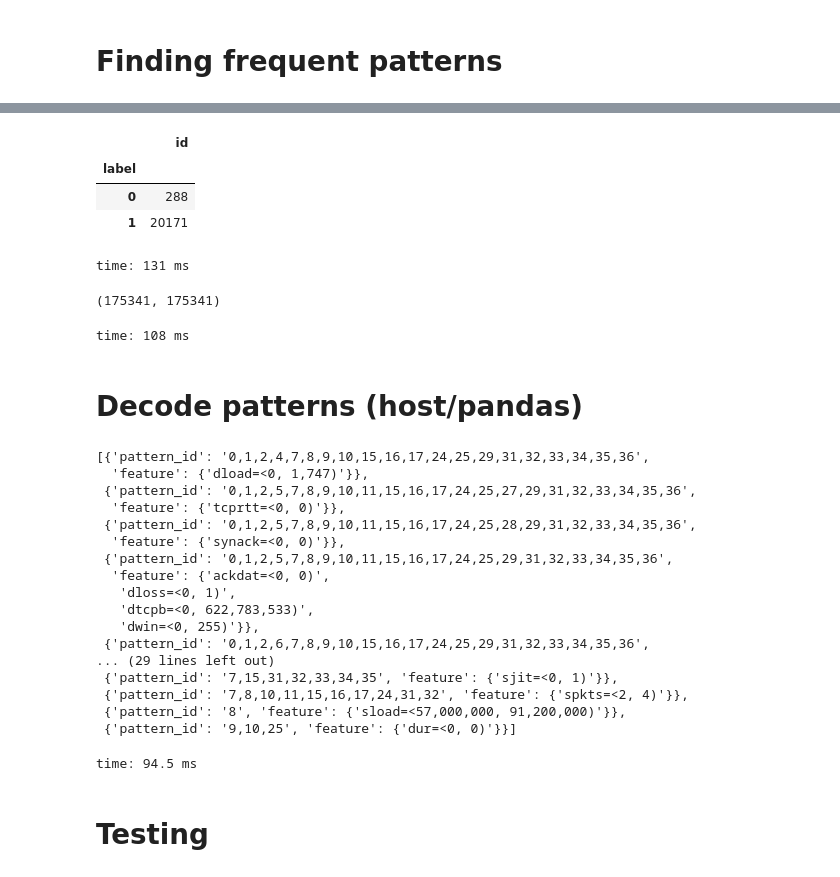
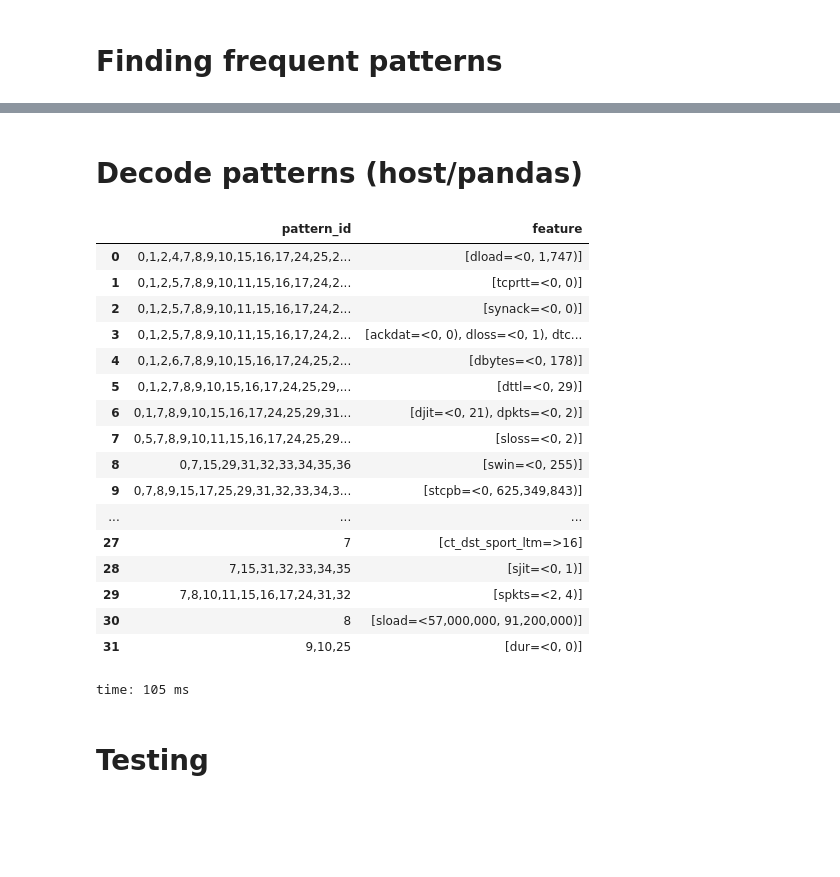
Before and after one commit to drabastomek/GTC, a Jupyter notebook: DC_2019/codes/GTC_DC_2019_Cyber.ipynb, the cells around one changed output, grey strips where cells are left out. Cells and saved outputs as stored; diff of their text form; code cells hidden in the pictures; blank space fills up the shorter version.

```diff
--- a/DC_2019/codes/GTC_DC_2019_Cyber.ipynb
+++ b/DC_2019/codes/GTC_DC_2019_Cyber.ipynb
@@ -380,7 +383,7 @@ def mine_patterns(df_coo, df_binned, min_attack_rate=0.75, min_feature_count=200
         ids = df_coo.query('feature_enc == @feature')['id'].unique().to_frame()
         h = ids.hash_columns(['id']).sum()
 
-        print(f'Iter: {i}, Feature --> {feature}, devices analyzed --> {h in devices_checked}')
+#         print(f'Iter: {i}, Feature --> {feature}, devices analyzed --> {h in devices_checked}')
 
         if h not in devices_checked:
             count_ids = len(ids)
@@ -407,6 +410,6 @@ def mine_patterns(df_coo, df_binned, min_attack_rate=0.75, min_feature_count=200
 
     return patterns, stats
 
-patterns, stats = mine_patterns(df_exploded, training_df, min_attack_rate=.85, min_feature_count=200)
-stats
+# patterns, stats = mine_patterns(df_exploded, training_df, min_attack_rate=.85, min_feature_count=200)
+# stats
 # %% [output]
@@ -518,67 +417,51 @@ time: 220 ms
-# %%
-ggg.query('col_0 == 1').groupby('label').agg({'id': 'count'})
-# %% [output]
-|  | id |
-| label |  |
-| 0 | 288 |
-| 1 | 20171 |
-time: 131 ms
-# %%
-len(training_df['id'].unique()), len(training_df['id'])
-# %% [output]
-(175341, 175341)
-time: 108 ms
 # %% [markdown]
 # Decode patterns (host/pandas)
 # %%
-def to_set(x):
-    return set(x)
-
 def to_list(x):
     return list(x)
 
 def ranges(bin_no, bins):
     if bin_no == len(bins):
         return '>{0:.0f}'.format(bins[-1])
     else:
         return '<{0:,.0f}, {1:,.0f})'.format(bins[bin_no-1], bins[bin_no])
 
 quantile_bins = pd.DataFrame(quantiles, columns=['feat', 'bins'])
 patterns_rec = patterns.merge(feature_encoding, on='feature_enc')
 
 patterns_host = patterns_rec[['pattern_id', 'feature']].to_pandas()
 patterns_host['feat']    = patterns_host.apply(lambda row: row['feature'].split('='), axis = 1)
 patterns_host['bin']     = patterns_host.apply(lambda row: row['feat'][1], axis = 1)
 patterns_host['feat']    = patterns_host.apply(lambda row: row['feat'][0][:-4], axis = 1)
 patterns_host            = patterns_host.merge(quantile_bins, on=['feat'])
 patterns_host['ranges']  = patterns_host.apply(lambda row: ranges(int(row['bin']), row['bins']), axis=1)
 patterns_host['feature'] = patterns_host['feat'] + '=' + patterns_host['ranges']
 patterns_host            = patterns_host[['pattern_id', 'feature']].sort_values(by='pattern_id')
 
 patterns_host_agg               = patterns_host.groupby('feature').agg({'pattern_id': to_list}).reset_index()
 patterns_host_agg['pattern_id'] = patterns_host_agg.apply(lambda row: ','.join([str(e) for e in row['pattern_id']]), axis = 1)#
-patterns_host_agg               = patterns_host_agg.groupby('pattern_id').agg({'feature': to_set}).reset_index()
+patterns_host_agg               = patterns_host_agg.groupby('pattern_id').agg({'feature': to_list}).reset_index()
 
-patterns_host_agg.to_dict('records')
+patterns_host_agg#.to_dict('records')
 # %% [output]
+|  | pattern_id | feature |
+| 0 | 0,1,2,4,7,8,9,10,15,16,17,24,25,2... | [dload=<0, 1,747)] |
+| 1 | 0,1,2,5,7,8,9,10,11,15,16,17,24,2... | [tcprtt=<0, 0)] |
+| 2 | 0,1,2,5,7,8,9,10,11,15,16,17,24,2... | [synack=<0, 0)] |
+| 3 | 0,1,2,5,7,8,9,10,11,15,16,17,24,2... | [ackdat=<0, 0), dloss=<0, 1), dtc... |
+| 4 | 0,1,2,6,7,8,9,10,15,16,17,24,25,2... | [dbytes=<0, 178)] |
+| 5 | 0,1,2,7,8,9,10,15,16,17,24,25,29,... | [dttl=<0, 29)] |
+| 6 | 0,1,7,8,9,10,15,16,17,24,25,29,31... | [djit=<0, 21), dpkts=<0, 2)] |
+| 7 | 0,5,7,8,9,10,11,15,16,17,24,25,29... | [sloss=<0, 2)] |
+| 8 | 0,7,15,29,31,32,33,34,35,36 | [swin=<0, 255)] |
+| 9 | 0,7,8,9,15,17,25,29,31,32,33,34,3... | [stcpb=<0, 625,349,843)] |
+| ... | ... | ... |
+| 27 | 7 | [ct_dst_sport_ltm=>16] |
+| 28 | 7,15,31,32,33,34,35 | [sjit=<0, 1)] |
+| 29 | 7,8,10,11,15,16,17,24,31,32 | [spkts=<2, 4)] |
+| 30 | 8 | [sload=<57,000,000, 91,200,000)] |
+| 31 | 9,10,25 | [dur=<0, 0)] |
-[{'pattern_id': '0,1,2,4,7,8,9,10,15,16,17,24,25,29,31,32,33,34,35,36',
-  'feature': {'dload=<0, 1,747)'}},
- {'pattern_id': '0,1,2,5,7,8,9,10,11,15,16,17,24,25,27,29,31,32,33,34,35,36',
-  'feature': {'tcprtt=<0, 0)'}},
- {'pattern_id': '0,1,2,5,7,8,9,10,11,15,16,17,24,25,28,29,31,32,33,34,35,36',
-  'feature': {'synack=<0, 0)'}},
- {'pattern_id': '0,1,2,5,7,8,9,10,11,15,16,17,24,25,29,31,32,33,34,35,36',
-  'feature': {'ackdat=<0, 0)',
-   'dloss=<0, 1)',
-   'dtcpb=<0, 622,783,533)',
-   'dwin=<0, 255)'}},
- {'pattern_id': '0,1,2,6,7,8,9,10,15,16,17,24,25,29,31,32,33,34,35,36',
-... (29 lines left out)
- {'pattern_id': '7,15,31,32,33,34,35', 'feature': {'sjit=<0, 1)'}},
- {'pattern_id': '7,8,10,11,15,16,17,24,31,32', 'feature': {'spkts=<2, 4)'}},
- {'pattern_id': '8', 'feature': {'sload=<57,000,000, 91,200,000)'}},
- {'pattern_id': '9,10,25', 'feature': {'dur=<0, 0)'}}]
+time: 105 ms
-time: 94.5 ms
 # %% [markdown]
 # Testing
 # %%
```
Also changed, not shown: parts of 48 cells of this notebook.
